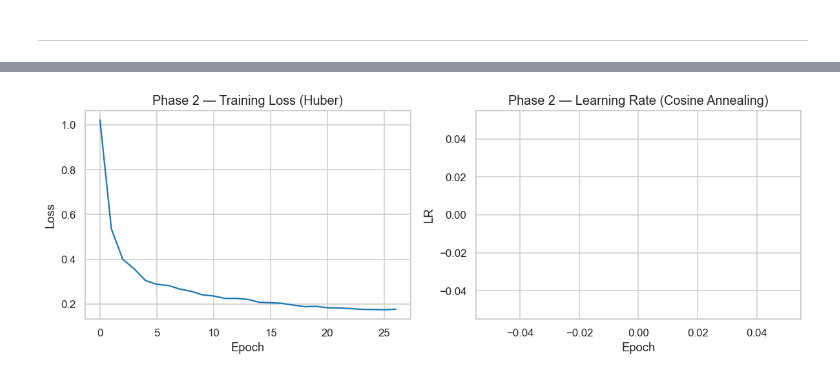
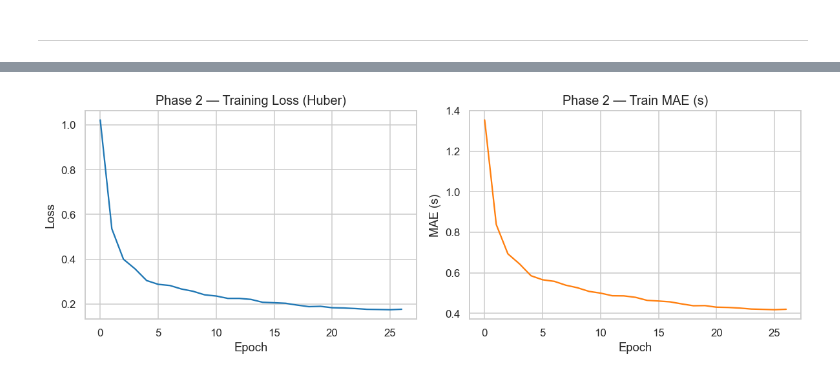
Before and after one commit to VforVitorio/F1-StratLab, a Jupyter notebook: notebooks/strategy/tire_degradation/N09_tiredeg_tcn.ipynb, the cells around one changed output, grey strips where cells are left out. Saved outputs shown, nothing was run; the diff lists cells and outputs as text; code cells hidden in the pictures.

```diff
--- a/notebooks/strategy/tire_degradation/N09_tiredeg_tcn.ipynb
+++ b/notebooks/strategy/tire_degradation/N09_tiredeg_tcn.ipynb
@@ -1691,26 +1960,33 @@ print(f"{'─'*40}")
 # %%
-# ── Load CSV logs ──────────────────────────────────────────────────────────────
+# ── Load CSV logs ──────────────────────────────────────────────────────────
 log_dir_p2   = sorted(LOG_DIR.glob('tcn_prod_phase2/version_*'))[-1]
 metrics_p2   = pd.read_csv(log_dir_p2 / 'metrics.csv')
 
 train_loss_p2 = metrics_p2[['epoch', 'train/loss_epoch']].dropna()
-lr_p2         = metrics_p2[['epoch', 'lr-AdamW']].dropna()
+train_mae_p2  = metrics_p2[['epoch', 'train/mae']].dropna()
 
 fig, axes = plt.subplots(1, 2, figsize=(11, 4))
 
-axes[0].plot(train_loss_p2['epoch'], train_loss_p2['train/loss_epoch'])
+# Plot 1 — Training loss
+axes[0].plot(train_loss_p2['epoch'], train_loss_p2['train/loss_epoch'], color='tab:blue')
 axes[0].set_title('Phase 2 — Training Loss (Huber)')
 axes[0].set_xlabel('Epoch'); axes[0].set_ylabel('Loss')
 
-axes[1].plot(lr_p2['epoch'], lr_p2['lr-AdamW'], color='tab:green')
-axes[1].set_title('Phase 2 — Learning Rate (Cosine Annealing)')
-axes[1].set_xlabel('Epoch'); axes[1].set_ylabel('LR')
+# Plot 2 — Train MAE (no validation in Phase 2; shows absolute error convergence)
+if len(train_mae_p2) > 0:
+    axes[1].plot(train_mae_p2['epoch'], train_mae_p2['train/mae'], color='tab:orange')
+    axes[1].set_title('Phase 2 — Train MAE (s)')
+else:
+    axes[1].text(0.5, 0.5, 'train/mae not logged', ha='center', va='center',
+                 transform=axes[1].transAxes)
+    axes[1].set_title('Phase 2 — Train MAE')
+axes[1].set_xlabel('Epoch'); axes[1].set_ylabel('MAE (s)')
 
 plt.tight_layout()
 plt.savefig(outputs_path / 'phase2_training_curves.png', dpi=110)
 plt.show()
 # %% [output]
-[figure, old version]
+[figure, new version]
 # %% [markdown]
 ### Step 8 — Model A Phase 2 Observations
 
```
Also changed, not shown: parts of 30 cells of this notebook, 9 other files.
